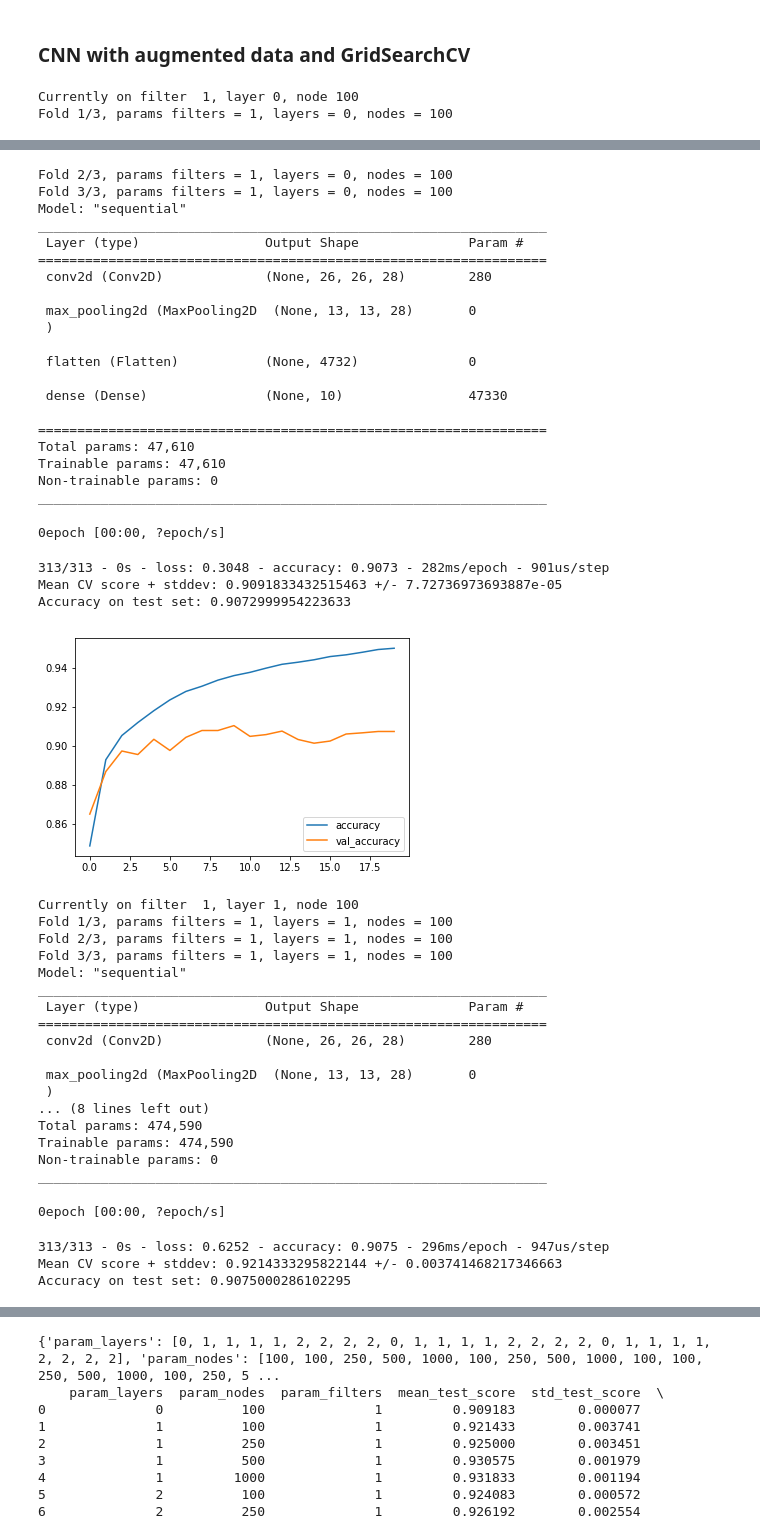
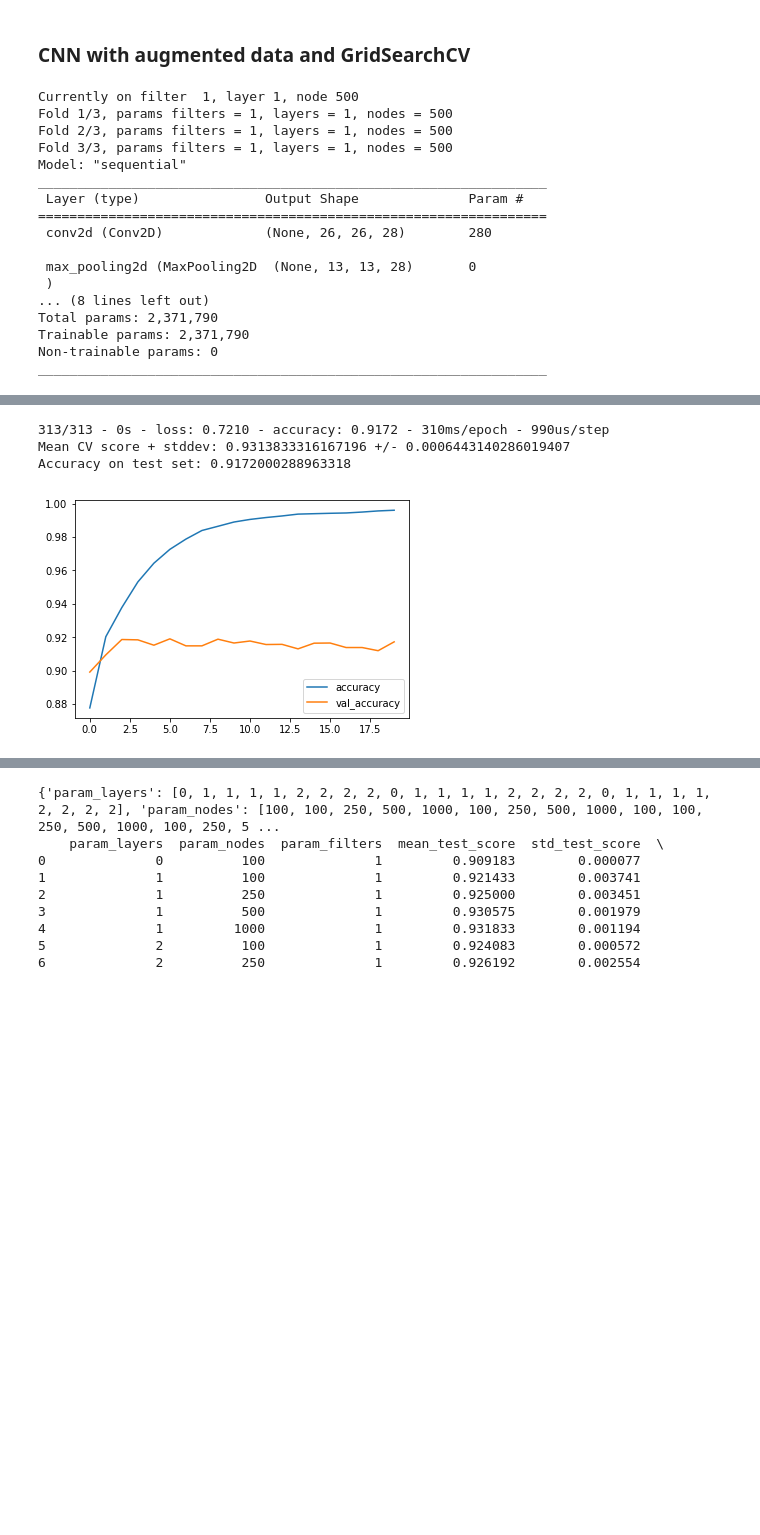
Before and after one commit to sperelgut/Fashion-Classifier, a Jupyter notebook: CS273A_CovNet.ipynb, the cells around one changed output, grey strips where cells are left out. Cells and saved outputs as stored; diff of their text form; code cells hidden in the pictures; blank space fills up the shorter version.

```diff
--- a/CS273A_CovNet.ipynb
+++ b/CS273A_CovNet.ipynb
@@ -209,9 +209,9 @@ def create_cnn_model( num_filters_layers=1, num_filters=28, num_hidden_layers=0,
         model.summary()
     return model
 
-nFilters = [1,2,3]
-hLayers = [0, 1, 2]
-hNodes = [100, 250, 500, 1000]
+nFilters = [1]
+hLayers = [1]
+hNodes =  [500]
 histories = []
 num_folds = 3
 num_epochs= 20
@@ -266,9 +266,24 @@ for filt in nFilters:
             histories.append(history)
             del model
             results_df = pd.DataFrame.from_dict(cv_results)
-            results_df.to_csv("cnn.csv")
+            results_df.to_csv("cnn1.csv")
             if layer == 0:
                 break
 # %% [output]
-Currently on filter  1, layer 0, node 100
-Fold 1/3, params filters = 1, layers = 0, nodes = 100
+Currently on filter  1, layer 1, node 500
+Fold 1/3, params filters = 1, layers = 1, nodes = 500
+Fold 2/3, params filters = 1, layers = 1, nodes = 500
+Fold 3/3, params filters = 1, layers = 1, nodes = 500
+Model: "sequential"
+_________________________________________________________________
+ Layer (type)                Output Shape              Param #
+=================================================================
+ conv2d (Conv2D)             (None, 26, 26, 28)        280
+
+ max_pooling2d (MaxPooling2D  (None, 13, 13, 28)       0
+ )
+... (8 lines left out)
+Total params: 2,371,790
+Trainable params: 2,371,790
+Non-trainable params: 0
+_________________________________________________________________
@@ -278,46 +291,4 @@ Fold 1/3, params filters = 1, layers = 0, nodes = 100
-Fold 2/3, params filters = 1, layers = 0, nodes = 100
-Fold 3/3, params filters = 1, layers = 0, nodes = 100
-Model: "sequential"
-_________________________________________________________________
- Layer (type)                Output Shape              Param #
-=================================================================
- conv2d (Conv2D)             (None, 26, 26, 28)        280
-
- max_pooling2d (MaxPooling2D  (None, 13, 13, 28)       0
- )
-
- flatten (Flatten)           (None, 4732)              0
-
- dense (Dense)               (None, 10)                47330
-
-=================================================================
-Total params: 47,610
-Trainable params: 47,610
-Non-trainable params: 0
-_________________________________________________________________
+313/313 - 0s - loss: 0.7210 - accuracy: 0.9172 - 310ms/epoch - 990us/step
+Mean CV score + stddev: 0.9313833316167196 +/- 0.0006443140286019407
+Accuracy on test set: 0.9172000288963318
-0epoch [00:00, ?epoch/s]
-313/313 - 0s - loss: 0.3048 - accuracy: 0.9073 - 282ms/epoch - 901us/step
-Mean CV score + stddev: 0.9091833432515463 +/- 7.72736973693887e-05
-Accuracy on test set: 0.9072999954223633
-[figure, old version]
+[figure, new version]
-Currently on filter  1, layer 1, node 100
-Fold 1/3, params filters = 1, layers = 1, nodes = 100
-Fold 2/3, params filters = 1, layers = 1, nodes = 100
-Fold 3/3, params filters = 1, layers = 1, nodes = 100
-Model: "sequential"
-_________________________________________________________________
- Layer (type)                Output Shape              Param #
-=================================================================
- conv2d (Conv2D)             (None, 26, 26, 28)        280
-
- max_pooling2d (MaxPooling2D  (None, 13, 13, 28)       0
- )
-... (8 lines left out)
-Total params: 474,590
-Trainable params: 474,590
-Non-trainable params: 0
-_________________________________________________________________
-0epoch [00:00, ?epoch/s]
-313/313 - 0s - loss: 0.6252 - accuracy: 0.9075 - 296ms/epoch - 947us/step
-Mean CV score + stddev: 0.9214333295822144 +/- 0.003741468217346663
-Accuracy on test set: 0.9075000286102295
```
Also changed, not shown: parts of 1 cell of this notebook, 6 other files.
